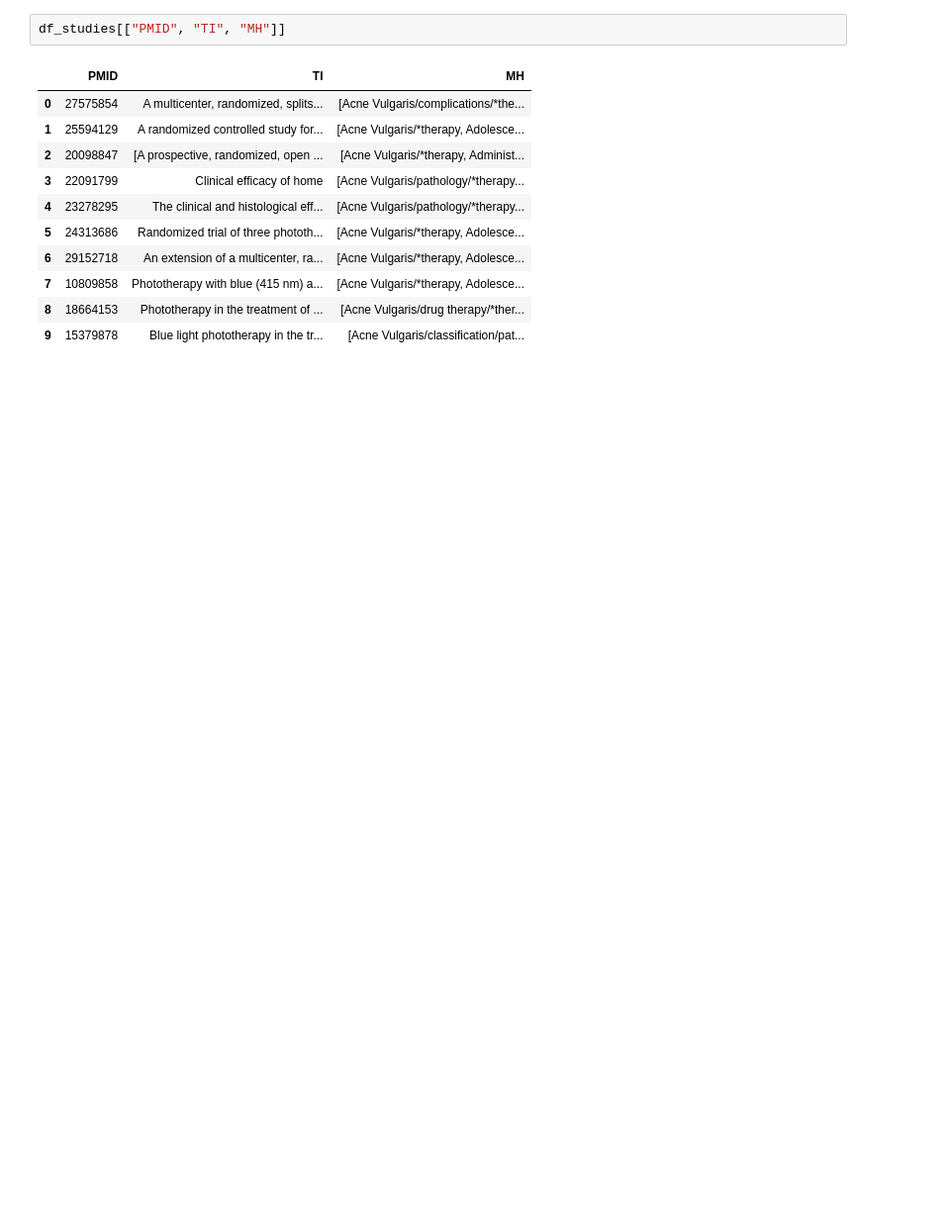
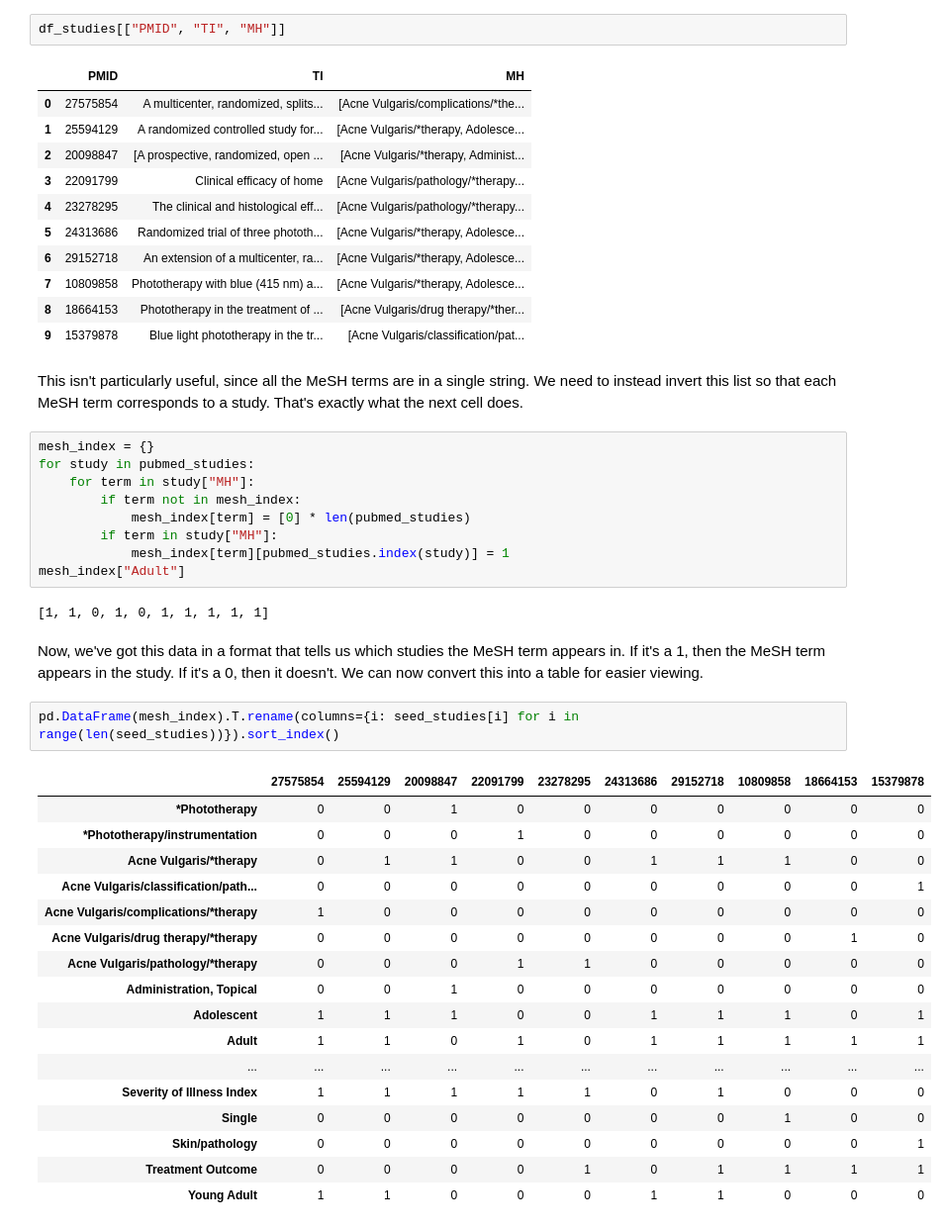
Before and after one commit to hscells/apis-for-evidence-identification, a Jupyter notebook: 3-use-cases/3-4-replicating-yale-mesh-analyzer.ipynb, the cells around one changed output. Shown at 99% size. Cells and saved outputs as stored; diff of their text form; blank space fills up the shorter version.

```diff
--- a/3-use-cases/3-4-replicating-yale-mesh-analyzer.ipynb
+++ b/3-use-cases/3-4-replicating-yale-mesh-analyzer.ipynb
@@ -75,3 +87,38 @@ df_studies[["PMID", "TI", "MH"]]
 | 7 | 10809858 | Phototherapy with blue (415 nm) a... | [Acne Vulgaris/*therapy, Adolesce... |
 | 8 | 18664153 | Phototherapy in the treatment of ... | [Acne Vulgaris/drug therapy/*ther... |
 | 9 | 15379878 | Blue light phototherapy in the tr... | [Acne Vulgaris/classification/pat... |
+# %% [markdown]
+This isn't particularly useful, since all the MeSH terms are in a single string. We need to instead invert this list so that each MeSH term corresponds to a study. That's exactly what the next cell does.
+# %%
+mesh_index = {}
+for study in pubmed_studies:
+    for term in study["MH"]:
+        if term not in mesh_index:
+            mesh_index[term] = [0] * len(pubmed_studies)
+        if term in study["MH"]:
+            mesh_index[term][pubmed_studies.index(study)] = 1
+mesh_index["Adult"]
+# %% [output]
+[1, 1, 0, 1, 0, 1, 1, 1, 1, 1]
+# %% [markdown]
+Now, we've got this data in a format that tells us which studies the MeSH term appears in. If it's a 1, then the MeSH term appears in the study. If it's a 0, then it doesn't. We can now convert this into a table for easier viewing.
+# %%
+pd.DataFrame(mesh_index).T.rename(columns={i: seed_studies[i] for i in range(len(seed_studies))}).sort_index()
+# %% [output]
+|  | 27575854 | 25594129 | 20098847 | 22091799 | 23278295 | 24313686 | 29152718 | 10809858 | 18664153 | 15379878 |
+| *Phototherapy | 0 | 0 | 1 | 0 | 0 | 0 | 0 | 0 | 0 | 0 |
+| *Phototherapy/instrumentation | 0 | 0 | 0 | 1 | 0 | 0 | 0 | 0 | 0 | 0 |
+| Acne Vulgaris/*therapy | 0 | 1 | 1 | 0 | 0 | 1 | 1 | 1 | 0 | 0 |
+| Acne Vulgaris/classification/path... | 0 | 0 | 0 | 0 | 0 | 0 | 0 | 0 | 0 | 1 |
+| Acne Vulgaris/complications/*therapy | 1 | 0 | 0 | 0 | 0 | 0 | 0 | 0 | 0 | 0 |
+| Acne Vulgaris/drug therapy/*therapy | 0 | 0 | 0 | 0 | 0 | 0 | 0 | 0 | 1 | 0 |
+| Acne Vulgaris/pathology/*therapy | 0 | 0 | 0 | 1 | 1 | 0 | 0 | 0 | 0 | 0 |
+| Administration, Topical | 0 | 0 | 1 | 0 | 0 | 0 | 0 | 0 | 0 | 0 |
+| Adolescent | 1 | 1 | 1 | 0 | 0 | 1 | 1 | 1 | 0 | 1 |
+| Adult | 1 | 1 | 0 | 1 | 0 | 1 | 1 | 1 | 1 | 1 |
+| ... | ... | ... | ... | ... | ... | ... | ... | ... | ... | ... |
+| Severity of Illness Index | 1 | 1 | 1 | 1 | 1 | 0 | 1 | 0 | 0 | 0 |
+| Single | 0 | 0 | 0 | 0 | 0 | 0 | 0 | 1 | 0 | 0 |
+| Skin/pathology | 0 | 0 | 0 | 0 | 0 | 0 | 0 | 0 | 0 | 1 |
+| Treatment Outcome | 0 | 0 | 0 | 0 | 1 | 0 | 1 | 1 | 1 | 1 |
+| Young Adult | 1 | 1 | 0 | 0 | 0 | 1 | 1 | 0 | 0 | 0 |
```
Also changed, not shown: parts of 11 cells of this notebook, 1 other file.
